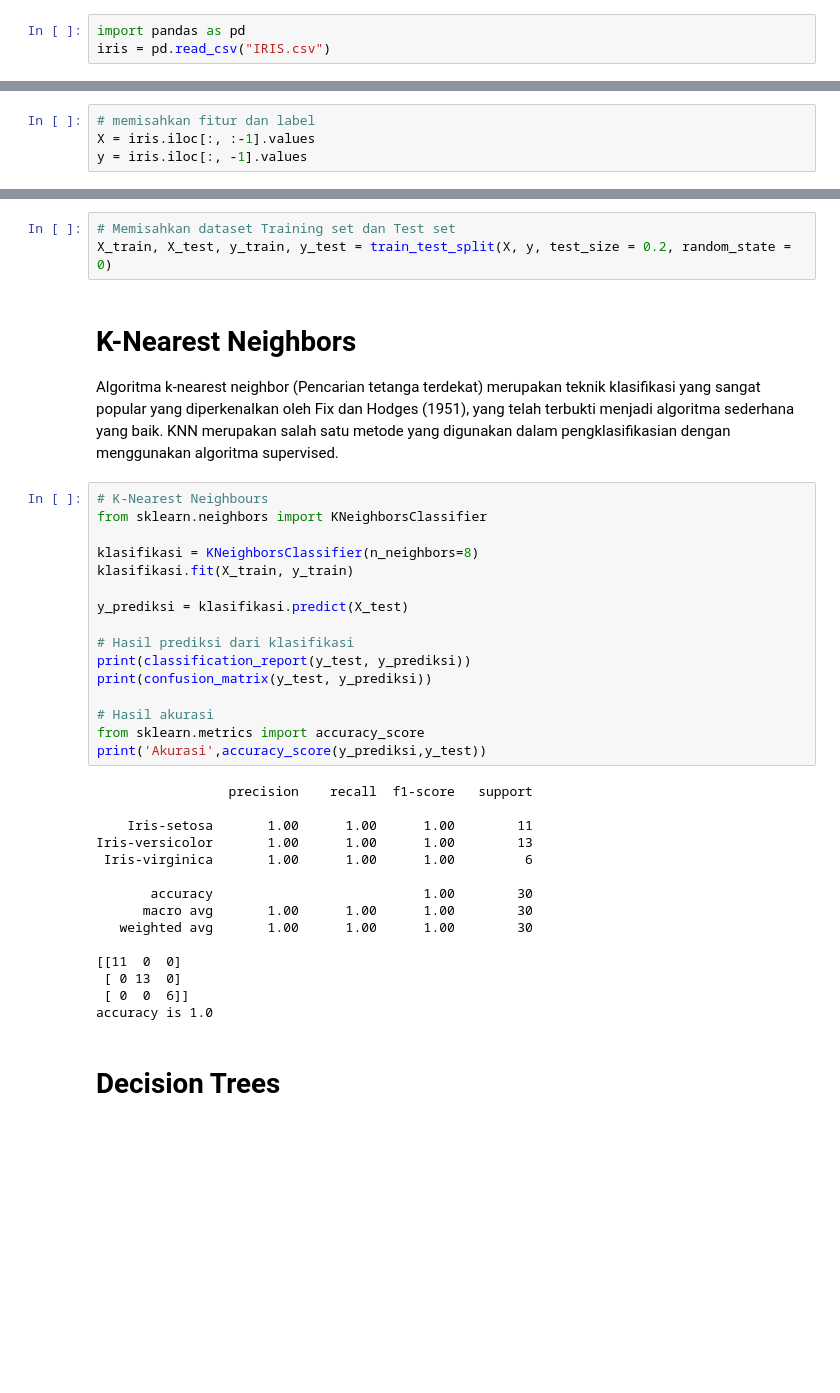
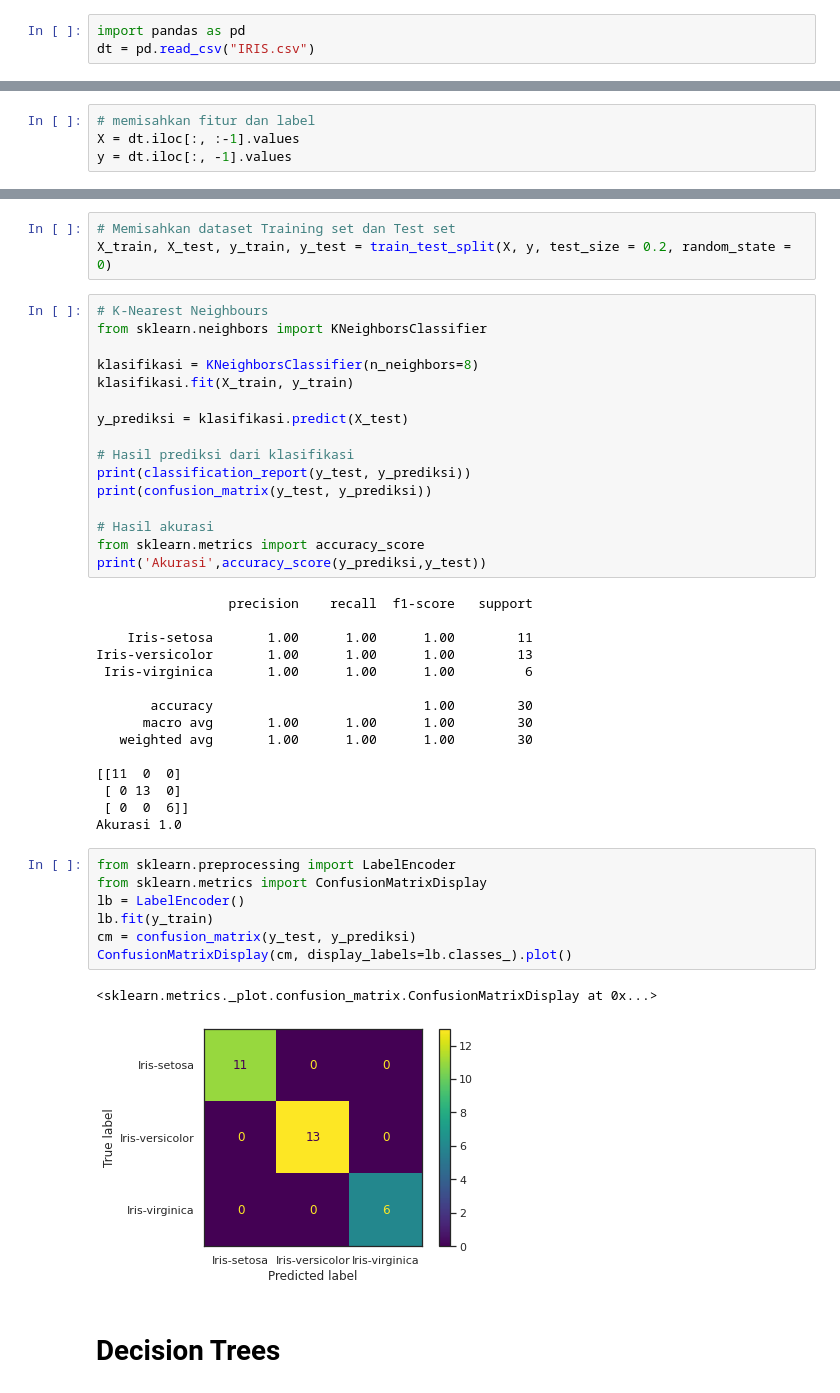
Before and after one commit to mrosyidridho06/11181064_Ridho_DM_IF-ITK, a Jupyter notebook: 11181064_Ridho_DM_IF_ITK.ipynb, the cells around one changed output, grey strips where cells are left out. Saved outputs shown, nothing was run; the diff lists cells and outputs as text; blank space fills up the shorter version.

```diff
--- a/11181064_Ridho_DM_IF_ITK.ipynb
+++ b/11181064_Ridho_DM_IF_ITK.ipynb
@@ -15,5 +15,5 @@ cd /content/gdrive/My Drive/Data Mining
 /content/gdrive/My Drive/Data Mining
 # %%
 import pandas as pd
-iris = pd.read_csv("IRIS.csv")
+dt = pd.read_csv("IRIS.csv")
 # %%
@@ -55,5 +56,5 @@ from sklearn.metrics import classification_report
 from sklearn.model_selection import train_test_split
 # %%
 # memisahkan fitur dan label
-X = iris.iloc[:, :-1].values
-y = iris.iloc[:, -1].values
+X = dt.iloc[:, :-1].values
+y = dt.iloc[:, -1].values
@@ -60,16 +75,6 @@ y = iris.iloc[:, -1].values
 # %%
 # Memisahkan dataset Training set dan Test set
 X_train, X_test, y_train, y_test = train_test_split(X, y, test_size = 0.2, random_state = 0)
-# %% [markdown]
-# K-Nearest Neighbors
-Algoritma k-nearest neighbor (Pencarian
-tetanga terdekat) merupakan teknik klasifikasi
-yang sangat popular yang diperkenalkan oleh
-Fix dan Hodges (1951), yang telah terbukti
-menjadi algoritma sederhana yang baik. KNN
-merupakan salah satu metode yang digunakan
-dalam pengklasifikasian dengan menggunakan
-algoritma supervised.
 # %%
 # K-Nearest Neighbours
 from sklearn.neighbors import KNeighborsClassifier
@@ -100,7 +105,17 @@ Iris-versicolor       1.00      1.00      1.00        13
 [[11  0  0]
  [ 0 13  0]
  [ 0  0  6]]
-accuracy is 1.0
+Akurasi 1.0
+# %%
+from sklearn.preprocessing import LabelEncoder
+from sklearn.metrics import ConfusionMatrixDisplay
+lb = LabelEncoder()
+lb.fit(y_train)
+cm = confusion_matrix(y_test, y_prediksi)
+ConfusionMatrixDisplay(cm, display_labels=lb.classes_).plot()
+# %% [output]
+<sklearn.metrics._plot.confusion_matrix.ConfusionMatrixDisplay at 0x...>
+[figure, added]
 # %% [markdown]
 # Decision Trees
 # %% [markdown]
```
Also changed, not shown: parts of 11 cells of this notebook.
